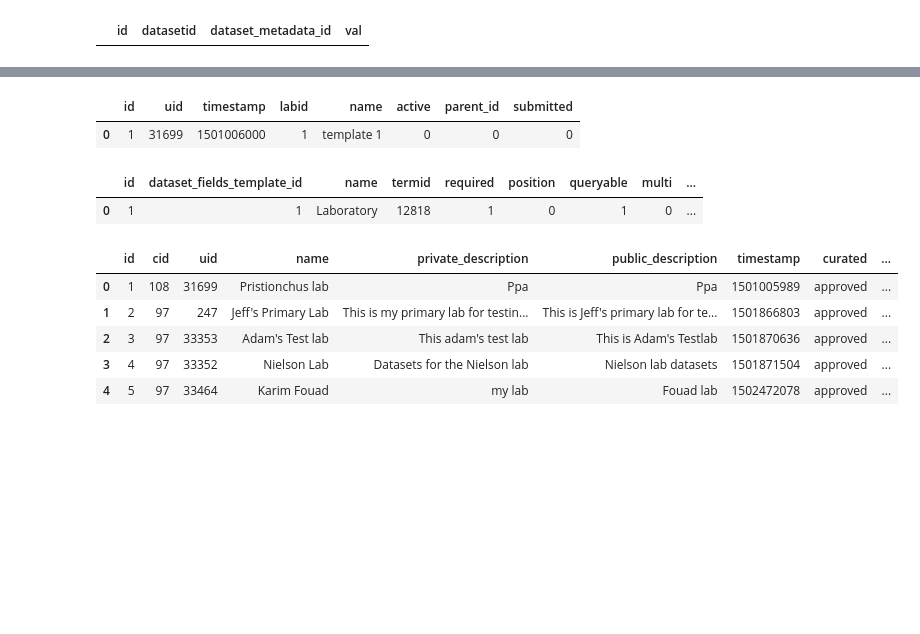
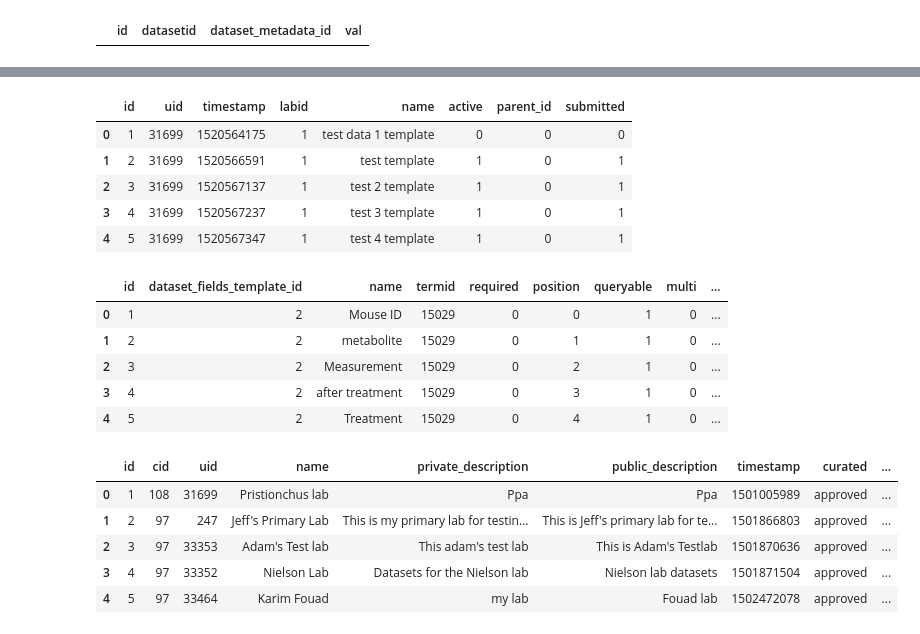
Before and after one commit to tgbugs/pyontutils, a Jupyter notebook: ilxutils/notebook-testing/datasets_testing.ipynb, the cells around one changed output, grey strips where cells are left out. Saved outputs shown, nothing was run; the diff lists cells and outputs as text; code cells hidden in the pictures; blank space fills up the shorter version.

```diff
--- a/ilxutils/notebook-testing/datasets.ipynb
+++ b/ilxutils/notebook-testing/datasets_testing.ipynb
@@ -82,13 +103,21 @@ ds.head(1)
 # %%
-dft.head(1)
+dft.head()
 # %% [output]
 |  | id | uid | timestamp | labid | name | active | parent_id | submitted |
-| 0 | 1 | 31699 | 1501006000 | 1 | template 1 | 0 | 0 | 0 |
+| 0 | 1 | 31699 | 1520564175 | 1 | test data 1 template | 0 | 0 | 0 |
+| 1 | 2 | 31699 | 1520566591 | 1 | test template | 1 | 0 | 1 |
+| 2 | 3 | 31699 | 1520567137 | 1 | test 2 template | 1 | 0 | 1 |
+| 3 | 4 | 31699 | 1520567237 | 1 | test 3 template | 1 | 0 | 1 |
+| 4 | 5 | 31699 | 1520567347 | 1 | test 4 template | 1 | 0 | 1 |
 # %%
-dsf.head(1)
+dsf.head()
 # %% [output]
 |  | id | dataset_fields_template_id | name | termid | required | position | queryable | multi | ... |
-| 0 | 1 | 1 | Laboratory | 12818 | 1 | 0 | 1 | 0 | ... |
+| 0 | 1 | 2 | Mouse ID | 15029 | 0 | 0 | 1 | 0 | ... |
+| 1 | 2 | 2 | metabolite | 15029 | 0 | 1 | 1 | 0 | ... |
+| 2 | 3 | 2 | Measurement | 15029 | 0 | 2 | 1 | 0 | ... |
+| 3 | 4 | 2 | after treatment | 15029 | 0 | 3 | 1 | 0 | ... |
+| 4 | 5 | 2 | Treatment | 15029 | 0 | 4 | 1 | 0 | ... |
 # %%
 labs.head()
 # %% [output]
```
Also changed, not shown: parts of 10 cells of this notebook, 8 other files.
